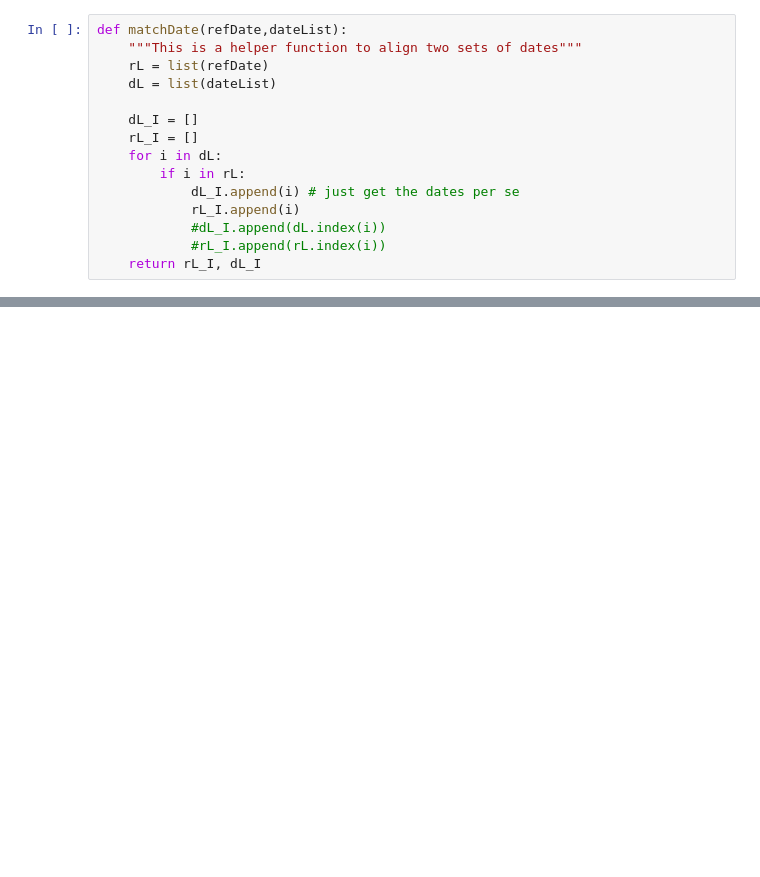
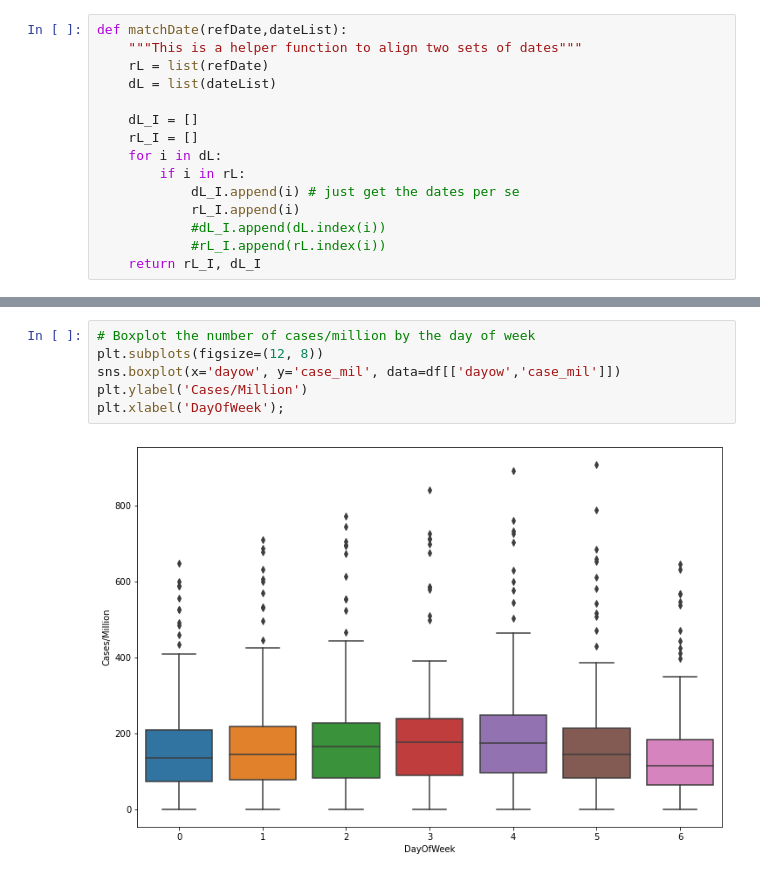
Before and after one commit to jup36/pyDatCode, a Jupyter notebook: covid19/covMob.ipynb, the cells around one changed output, grey strips where cells are left out. Saved outputs shown, nothing was run; the diff lists cells and outputs as text; blank space fills up the shorter version.

```diff
--- a/covid19/covMob.ipynb
+++ b/covid19/covMob.ipynb
@@ -105,0 +144,8 @@ country_dict["United States"]
+# %%
+# Boxplot the number of cases/million by the day of week
+plt.subplots(figsize=(12, 8))
+sns.boxplot(x='dayow', y='case_mil', data=df[['dayow','case_mil']])
+plt.ylabel('Cases/Million')
+plt.xlabel('DayOfWeek');
+# %% [output]
+[figure, added]
```
Also changed, not shown: parts of 9 cells of this notebook, 16 other files.
